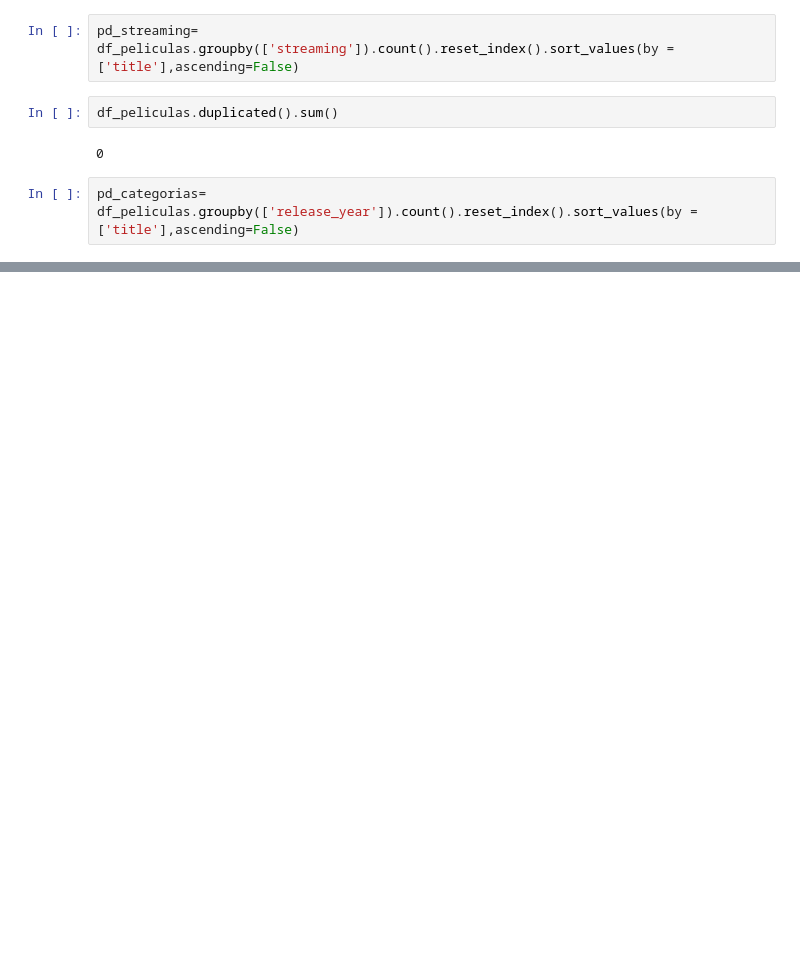
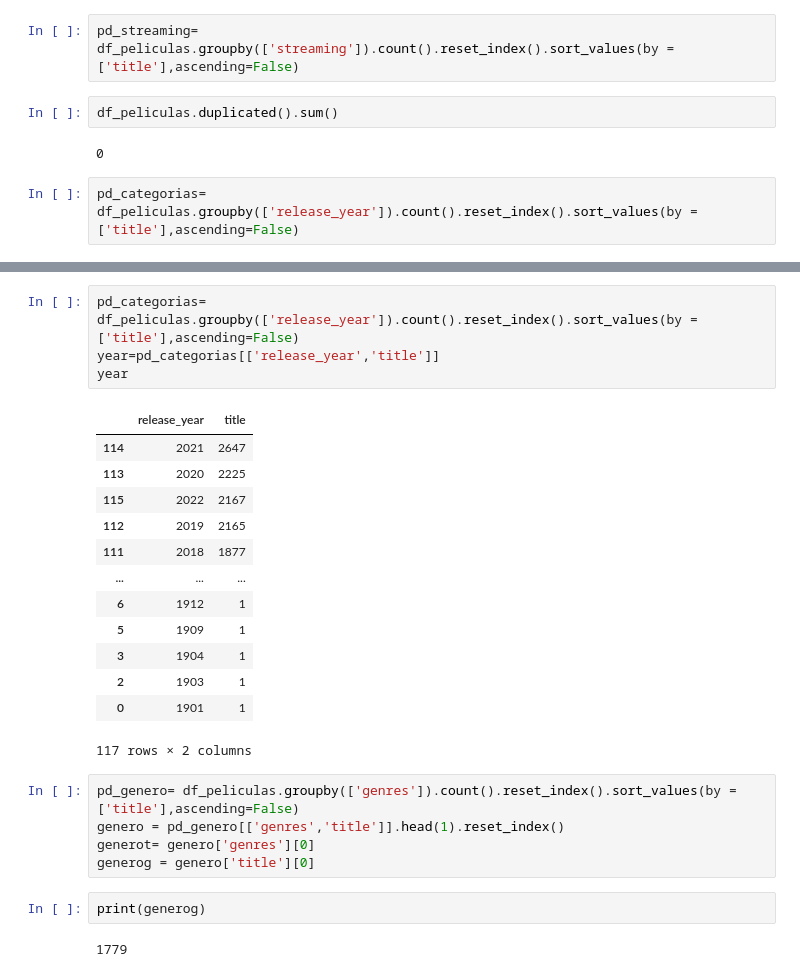
Before and after one commit to jpambroggio/shimoku, a Jupyter notebook: Challenge.ipynb, the cells around one changed output, grey strips where cells are left out. Saved outputs shown, nothing was run; the diff lists cells and outputs as text; blank space fills up the shorter version.

```diff
--- a/Challenge.ipynb
+++ b/Challenge.ipynb
@@ -168,0 +196,27 @@ for i in range(len(pd_streaming1)):
+# %%
+pd_categorias= df_peliculas.groupby(['release_year']).count().reset_index().sort_values(by = ['title'],ascending=False)
+year=pd_categorias[['release_year','title']]
+year
+# %% [output]
+|  | release_year | title |
+| 114 | 2021 | 2647 |
+| 113 | 2020 | 2225 |
+| 115 | 2022 | 2167 |
+| 112 | 2019 | 2165 |
+| 111 | 2018 | 1877 |
+| ... | ... | ... |
+| 6 | 1912 | 1 |
+| 5 | 1909 | 1 |
+| 3 | 1904 | 1 |
+| 2 | 1903 | 1 |
+| 0 | 1901 | 1 |
+117 rows × 2 columns
+# %%
+pd_genero= df_peliculas.groupby(['genres']).count().reset_index().sort_values(by = ['title'],ascending=False)
+genero = pd_genero[['genres','title']].head(1).reset_index()
+generot= genero['genres'][0]
+generog = genero['title'][0]
+# %%
+print(generog)
+# %% [output]
+1779
```
Also changed, not shown: parts of 12 cells of this notebook.
